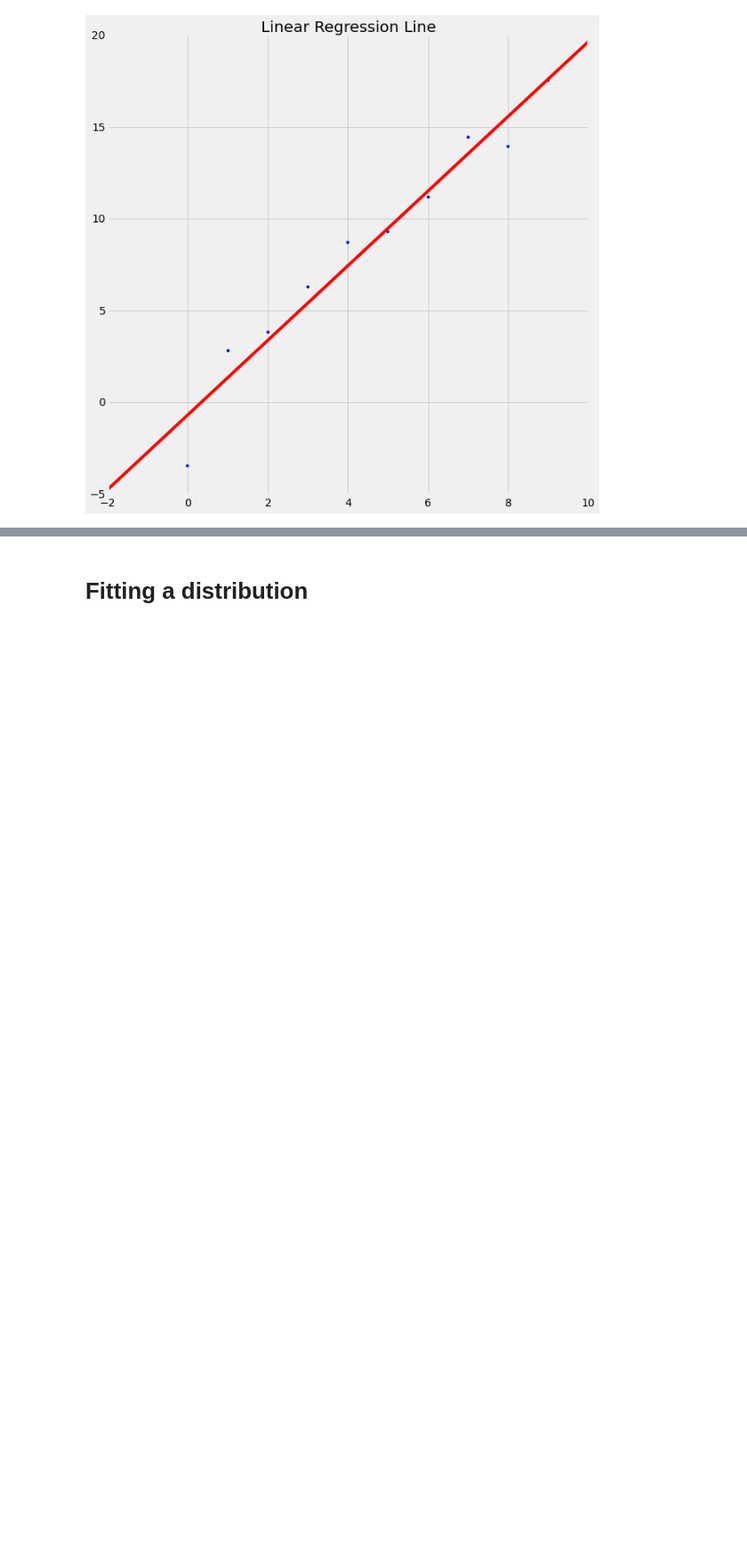
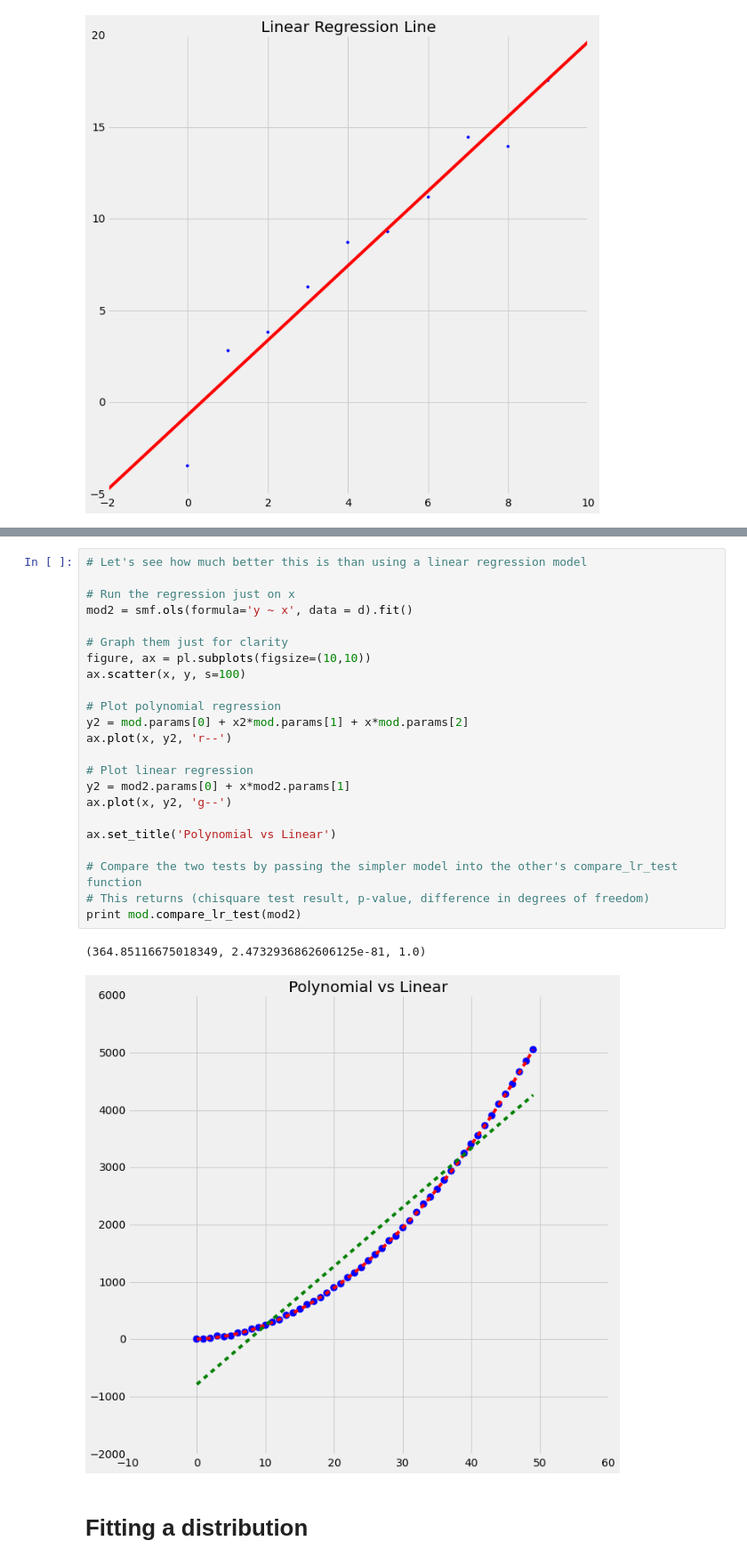
Before and after one commit to docmarionum1/python-data-science-primer, a Jupyter notebook: cheatsheet.ipynb, the cells around one changed output, grey strips where cells are left out. Shown at 89% size. Drawn from its saved outputs; the diff is of its cells as text; blank space fills up the shorter version.

```diff
--- a/cheatsheet.ipynb
+++ b/cheatsheet.ipynb
@@ -250,3 +311,29 @@ ax.set_title('Linear Regression Line')
+# %%
+# Let's see how much better this is than using a linear regression model
+
+# Run the regression just on x
+mod2 = smf.ols(formula='y ~ x', data = d).fit()
+
+# Graph them just for clarity
+figure, ax = pl.subplots(figsize=(10,10))
+ax.scatter(x, y, s=100)
+
+# Plot polynomial regression
+y2 = mod.params[0] + x2*mod.params[1] + x*mod.params[2]
+ax.plot(x, y2, 'r--')
+
+# Plot linear regression
+y2 = mod2.params[0] + x*mod2.params[1]
+ax.plot(x, y2, 'g--')
+
+ax.set_title('Polynomial vs Linear')
+
+# Compare the two tests by passing the simpler model into the other's compare_lr_test function
+# This returns (chisquare test result, p-value, difference in degrees of freedom)
+print mod.compare_lr_test(mod2)
+# %% [output]
+(364.85116675018349, 2.4732936862606125e-81, 1.0)
+[figure, added]
 # %% [markdown]
 # Fitting a distribution
 # %%
```
Also changed, not shown: parts of 8 cells of this notebook.
